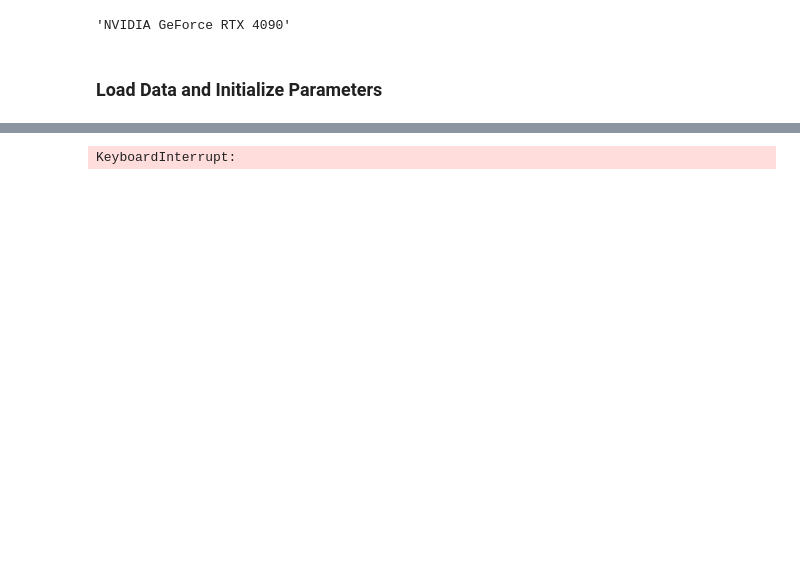
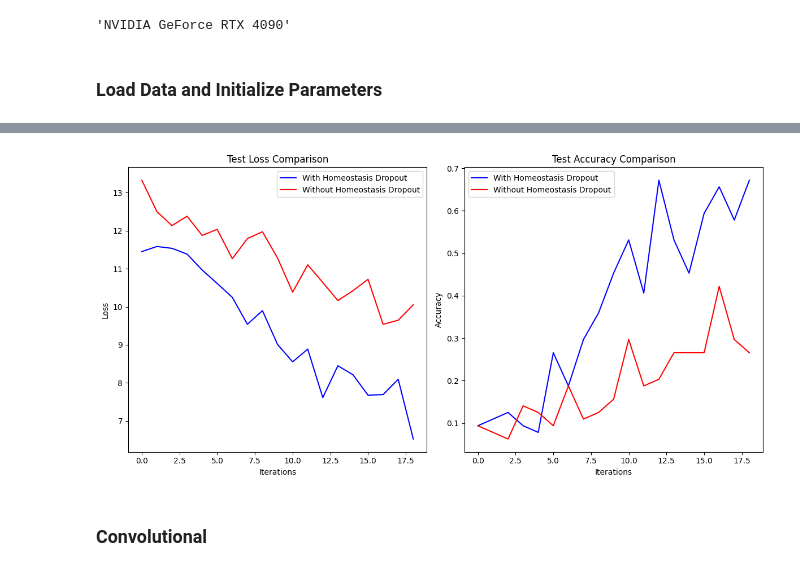
Before and after one commit to hyperionx/mnn-torch, a Jupyter notebook: examples/tutorial.ipynb, the cells around one changed output, grey strips where cells are left out. Drawn from its saved outputs; the diff is of its cells as text; code cells hidden in the pictures; blank space fills up the shorter version.

```diff
--- a/examples/tutorial.ipynb
+++ b/examples/tutorial.ipynb
@@ -103,8 +88,8 @@ def train_model_with_dropout(homeostasis_dropout=True):
         "c": c,
         "d_epsilon": d_epsilon,
         "disturb_conductance": True,
-        "disturb_mode": "device",
-        "disturbance_probability": 0.01,
+        "disturb_mode": "fixed",
+        "disturbance_probability": 0.8,
         "homeostasis_dropout": homeostasis_dropout,
         "homeostasis_threshold": 10,
     }
@@ -164,27 +149,27 @@ def train_model_with_dropout(homeostasis_dropout=True):
     return loss_hist, test_loss_hist, test_acc_hist
 # %%
 # Train and collect data for both configurations
-loss_hist_dropout = []
-test_loss_hist_dropout = []
-test_acc_hist_dropout = []
+msnn_loss_hist_dropout = []
+msnn_test_loss_hist_dropout = []
+msnn_test_acc_hist_dropout = []
 
-loss_hist_no_dropout = []
-test_loss_hist_no_dropout = []
-test_acc_hist_no_dropout = []
+msnn_loss_hist_no_dropout = []
+msnn_test_loss_hist_no_dropout = []
+msnn_test_acc_hist_no_dropout = []
 
 # Train with homeostasis dropout
-loss_hist_dropout, test_loss_hist_dropout, test_acc_hist_dropout = train_model_with_dropout(homeostasis_dropout=True)
+msnn_loss_hist_dropout, msnn_test_loss_hist_dropout, msnn_test_acc_hist_dropout = train_model_with_dropout(homeostasis_dropout=True)
 
 # Train without homeostasis dropout
-loss_hist_no_dropout, test_loss_hist_no_dropout, test_acc_hist_no_dropout = train_model_with_dropout(homeostasis_dropout=False)
+msnn_loss_hist_no_dropout, msnn_test_loss_hist_no_dropout, msnn_test_acc_hist_no_dropout = train_model_with_dropout(homeostasis_dropout=False)
 
 # Plotting the results
 plt.figure(figsize=(12, 6))
 
 # Loss comparison
 plt.subplot(1, 2, 1)
-plt.plot(test_loss_hist_dropout, label='With Homeostasis Dropout', color='blue')
-plt.plot(test_loss_hist_no_dropout, label='Without Homeostasis Dropout', color='red')
+plt.plot(msnn_test_loss_hist_dropout, label='With Homeostasis Dropout', color='blue')
+plt.plot(msnn_test_loss_hist_no_dropout, label='Without Homeostasis Dropout', color='red')
 plt.title('Test Loss Comparison')
 plt.xlabel('Iterations')
 plt.ylabel('Loss')
@@ -192,8 +177,8 @@ plt.legend()
 
 # Accuracy comparison
 plt.subplot(1, 2, 2)
-plt.plot(test_acc_hist_dropout, label='With Homeostasis Dropout', color='blue')
-plt.plot(test_acc_hist_no_dropout, label='Without Homeostasis Dropout', color='red')
+plt.plot(msnn_test_acc_hist_dropout, label='With Homeostasis Dropout', color='blue')
+plt.plot(msnn_test_acc_hist_no_dropout, label='Without Homeostasis Dropout', color='red')
 plt.title('Test Accuracy Comparison')
 plt.xlabel('Iterations')
 plt.ylabel('Accuracy')
@@ -222 +207,3 @@ Train Loss: 67.61, Test Loss: 66.07, Test Accuracy: 6.25%
-KeyboardInterrupt:
+[figure, added]
+# %% [markdown]
+### Convolutional
```
Also changed, not shown: parts of 9 cells of this notebook, 17 other files.
